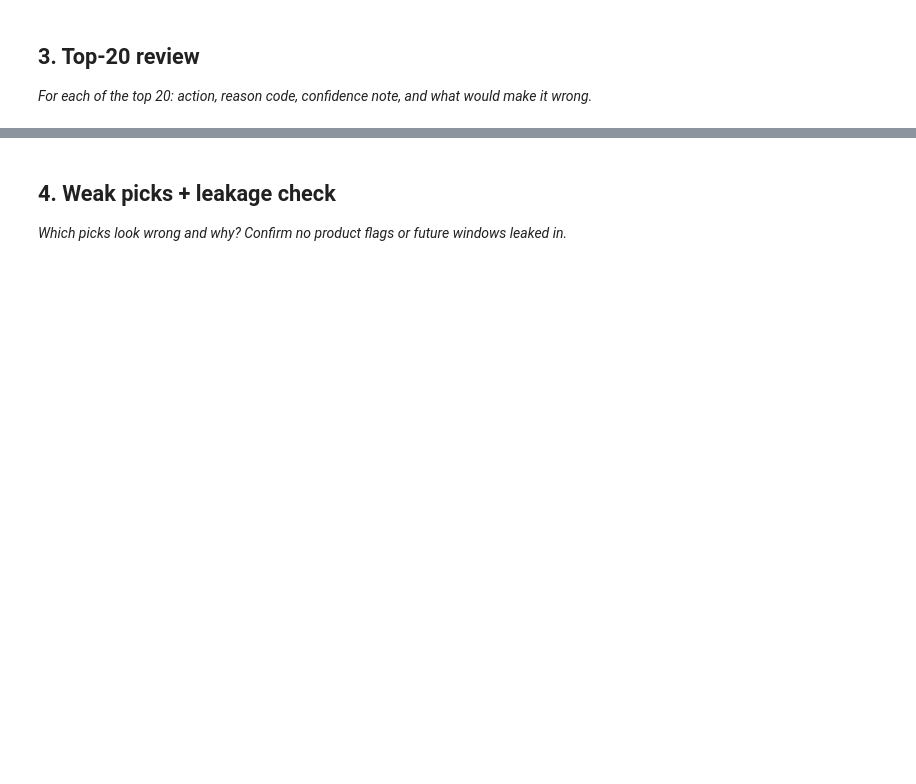
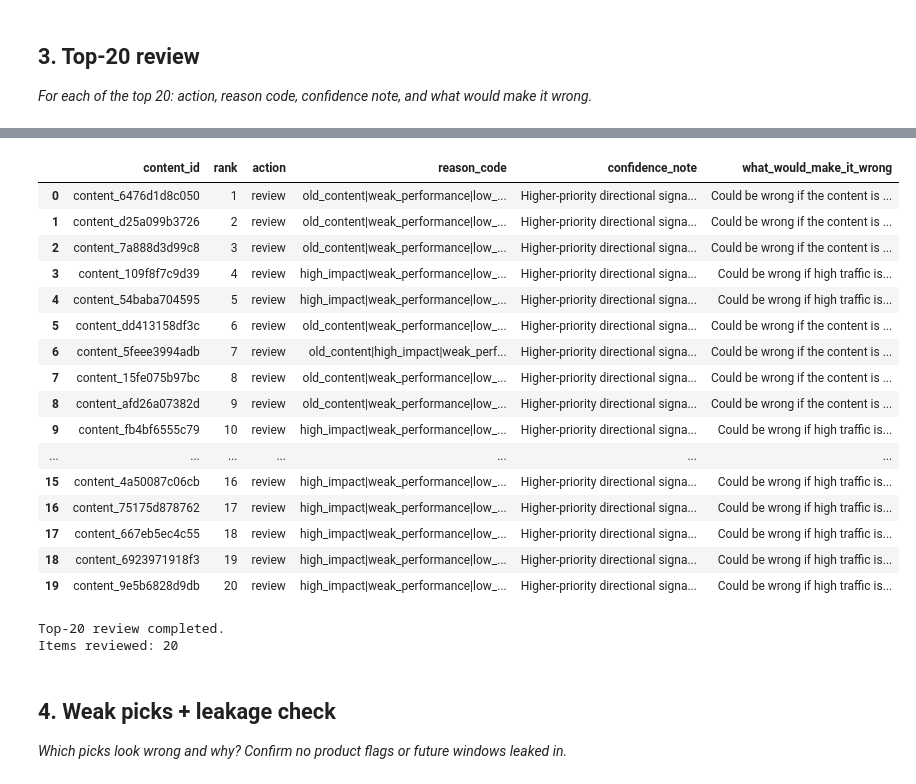
Before and after one commit to reshmapasula-prog/flyrank-ml-internship, a Jupyter notebook: work/notebooks/w04_baseline_score.ipynb, the cells around one changed output, grey strips where cells are left out. Cells and saved outputs as stored; diff of their text form; code cells hidden in the pictures; blank space fills up the shorter version.

```diff
--- a/work/notebooks/w04_baseline_score.ipynb
+++ b/work/notebooks/w04_baseline_score.ipynb
@@ -27,6 +362,76 @@ This skeleton is yours to fill. Work the sections **in order** — each one has
 # %%
 # This cell is for CODE (numbers, a query, a check).
 # Write your text answer in the cell ABOVE this one — typing sentences here breaks Run All.
+# %%
+# SECTION 3 — Top-20 review
+
+# Make sure the ranked output exists
+if "output" not in globals():
+    output = pd.read_csv("work/outputs/baseline_action_score.csv")
+
+# Get the top 20 ranked items
+top20 = output.head(20).copy()
+
+# Build a confidence note and "what would make it wrong" note
+def wrong_if(row):
+    reasons = str(row["reason_code"])
+
+    if "old_content" in reasons and "weak_performance" in reasons:
+        return "Could be wrong if the content is intentionally evergreen or the performance signal is temporary."
+
+    if "high_impact" in reasons:
+        return "Could be wrong if high traffic is not strategically important or the observed weakness is temporary."
+
+    if "weak_performance" in reasons:
+        return "Could be wrong if low performance is caused by a temporary or external factor."
+
+    if "low_position" in reasons:
+        return "Could be wrong if the ranking is appropriate for the query intent or the position signal is noisy."
+
+    if "old_content" in reasons:
+        return "Could be wrong if the content is intentionally kept unchanged and remains useful."
+
+    return "Could be wrong if the available signals do not capture the full business or content context."
+
+top20["what_would_make_it_wrong"] = top20.apply(wrong_if, axis=1)
+
+# Keep only the requested review fields
+review_columns = [
+    output.columns[0],
+    "rank",
+    "action",
+    "reason_code",
+    "confidence_note",
+    "what_would_make_it_wrong"
+]
+
+top20_review = top20[review_columns].copy()
+
+# Display the complete top-20 review
+display(top20_review)
+
+print("Top-20 review completed.")
+print("Items reviewed:", len(top20_review))
+# %% [output]
+|  | content_id | rank | action | reason_code | confidence_note | what_would_make_it_wrong |
+| 0 | content_6476d1d8c050 | 1 | review | old_content|weak_performance|low_... | Higher-priority directional signa... | Could be wrong if the content is ... |
+| 1 | content_d25a099b3726 | 2 | review | old_content|weak_performance|low_... | Higher-priority directional signa... | Could be wrong if the content is ... |
+| 2 | content_7a888d3d99c8 | 3 | review | old_content|weak_performance|low_... | Higher-priority directional signa... | Could be wrong if the content is ... |
+| 3 | content_109f8f7c9d39 | 4 | review | high_impact|weak_performance|low_... | Higher-priority directional signa... | Could be wrong if high traffic is... |
+| 4 | content_54baba704595 | 5 | review | high_impact|weak_performance|low_... | Higher-priority directional signa... | Could be wrong if high traffic is... |
+| 5 | content_dd413158df3c | 6 | review | old_content|weak_performance|low_... | Higher-priority directional signa... | Could be wrong if the content is ... |
+| 6 | content_5feee3994adb | 7 | review | old_content|high_impact|weak_perf... | Higher-priority directional signa... | Could be wrong if the content is ... |
+| 7 | content_15fe075b97bc | 8 | review | old_content|weak_performance|low_... | Higher-priority directional signa... | Could be wrong if the content is ... |
+| 8 | content_afd26a07382d | 9 | review | old_content|weak_performance|low_... | Higher-priority directional signa... | Could be wrong if the content is ... |
+| 9 | content_fb4bf6555c79 | 10 | review | high_impact|weak_performance|low_... | Higher-priority directional signa... | Could be wrong if high traffic is... |
+| ... | ... | ... | ... | ... | ... | ... |
+| 15 | content_4a50087c06cb | 16 | review | high_impact|weak_performance|low_... | Higher-priority directional signa... | Could be wrong if high traffic is... |
+| 16 | content_75175d878762 | 17 | review | high_impact|weak_performance|low_... | Higher-priority directional signa... | Could be wrong if high traffic is... |
+| 17 | content_667eb5ec4c55 | 18 | review | high_impact|weak_performance|low_... | Higher-priority directional signa... | Could be wrong if high traffic is... |
+| 18 | content_6923971918f3 | 19 | review | high_impact|weak_performance|low_... | Higher-priority directional signa... | Could be wrong if high traffic is... |
+| 19 | content_9e5b6828d9db | 20 | review | high_impact|weak_performance|low_... | Higher-priority directional signa... | Could be wrong if high traffic is... |
+Top-20 review completed.
+Items reviewed: 20
 # %% [markdown]
 ## 4. Weak picks + leakage check
 
```
Also changed, not shown: parts of 8 cells of this notebook.
